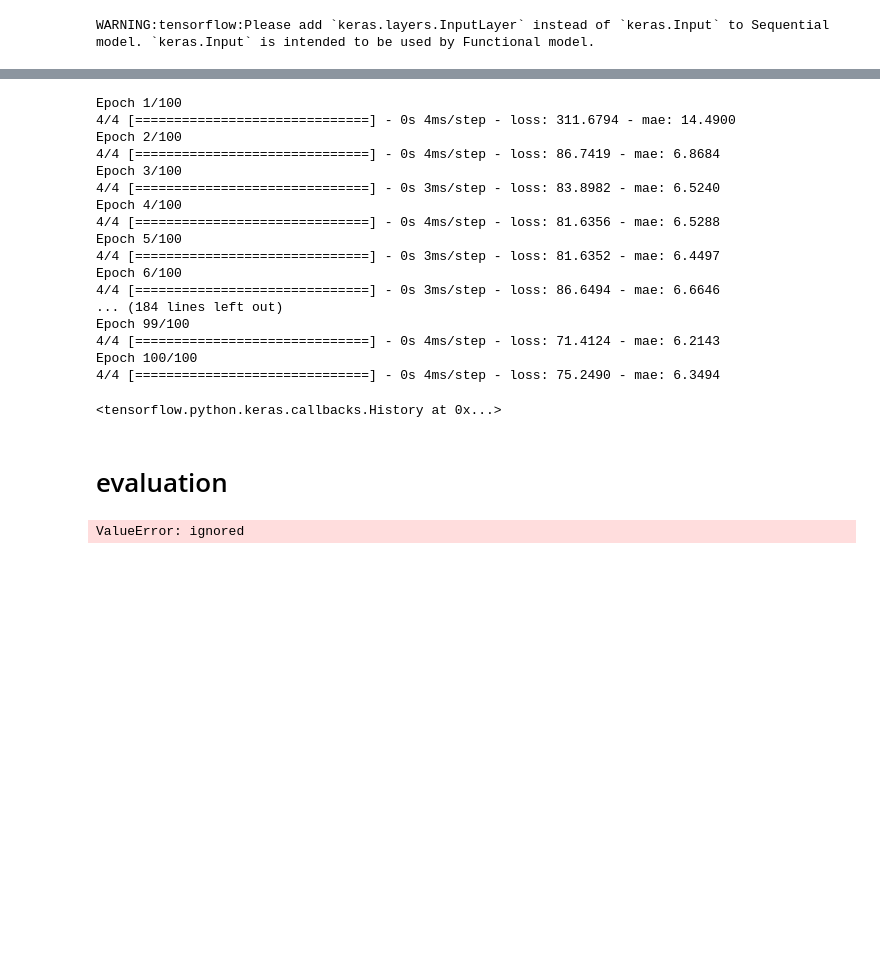
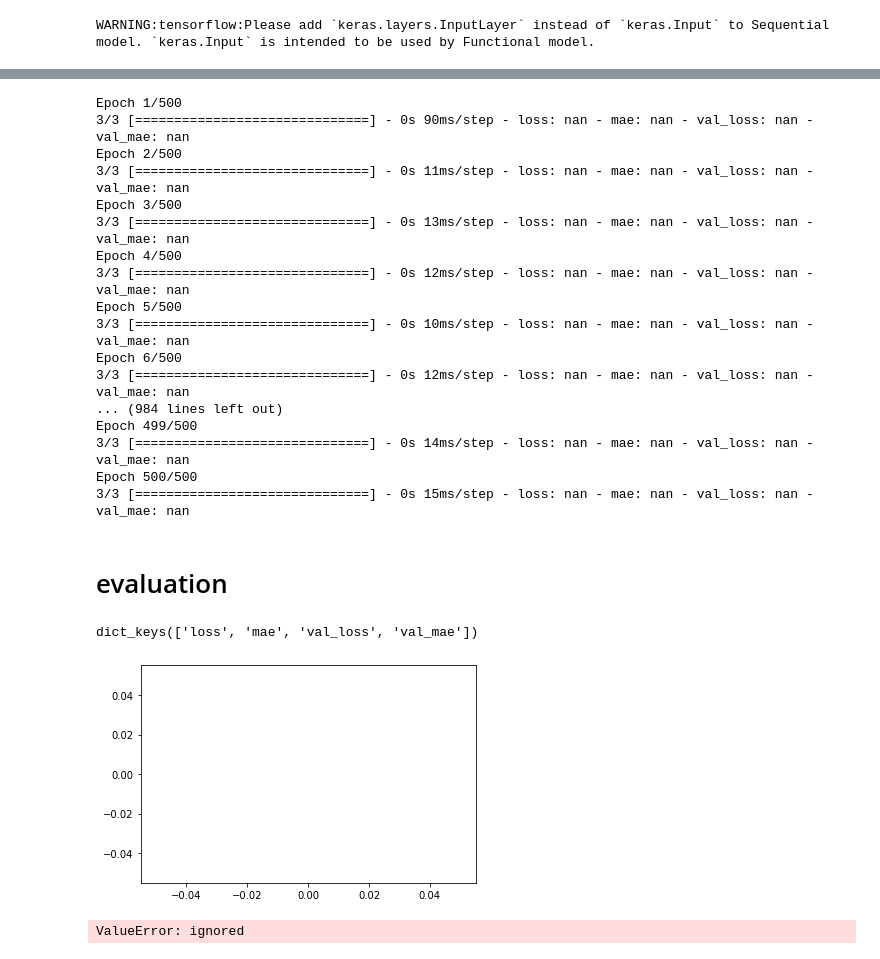
Before and after one commit to junanote/test_deeplearning, a Jupyter notebook: boston_housingwithregression.ipynb, the cells around one changed output, grey strips where cells are left out. Cells and saved outputs as stored; diff of their text form; code cells hidden in the pictures; blank space fills up the shorter version.

```diff
--- a/boston_housingwithregression.ipynb
+++ b/boston_housingwithregression.ipynb
@@ -54,6 +75,6 @@ df.describe()
 | max | 88.976200 | 100.000000 | 27.740000 | 1.000000 | 0.871000 | 8.725000 | 100.000000 | 10.710300 | 24.000000 | 711.000000 | 22.000000 | ... |
 # %%
 from sklearn.preprocessing import StandardScaler
-scaler = StandardScaler()
-scaler.fit(x_test)
+Scaler = StandardScaler()
+Scaler.fit(x_train)
 # %% [output]
@@ -60,0 +82,4 @@ StandardScaler(copy=True, with_mean=True, with_std=True)
+# %%
+x_train = scaler.transform(x_train)
+x_test = scaler.transform(x_test)
+x_train.shape,x_test.shape
@@ -96,26 +136,36 @@ Trainable params: 9,281
 Non-trainable params: 0
 _________________________________________________________________
 # %%
-model.fit(x_test, y_test, epochs=100)
+hist = model.fit(x_test, y_test, epochs=500, validation_split=0.3)
 # %% [output]
-Epoch 1/100
-4/4 [==============================] - 0s 4ms/step - loss: 311.6794 - mae: 14.4900
-Epoch 2/100
-4/4 [==============================] - 0s 4ms/step - loss: 86.7419 - mae: 6.8684
-Epoch 3/100
-4/4 [==============================] - 0s 3ms/step - loss: 83.8982 - mae: 6.5240
-Epoch 4/100
-4/4 [==============================] - 0s 4ms/step - loss: 81.6356 - mae: 6.5288
-Epoch 5/100
-4/4 [==============================] - 0s 3ms/step - loss: 81.6352 - mae: 6.4497
-Epoch 6/100
-4/4 [==============================] - 0s 3ms/step - loss: 86.6494 - mae: 6.6646
-... (184 lines left out)
-Epoch 99/100
-4/4 [==============================] - 0s 4ms/step - loss: 71.4124 - mae: 6.2143
-Epoch 100/100
-4/4 [==============================] - 0s 4ms/step - loss: 75.2490 - mae: 6.3494
+Epoch 1/500
+3/3 [==============================] - 0s 90ms/step - loss: nan - mae: nan - val_loss: nan - val_mae: nan
+Epoch 2/500
+3/3 [==============================] - 0s 11ms/step - loss: nan - mae: nan - val_loss: nan - val_mae: nan
+Epoch 3/500
+3/3 [==============================] - 0s 13ms/step - loss: nan - mae: nan - val_loss: nan - val_mae: nan
+Epoch 4/500
+3/3 [==============================] - 0s 12ms/step - loss: nan - mae: nan - val_loss: nan - val_mae: nan
+Epoch 5/500
+3/3 [==============================] - 0s 10ms/step - loss: nan - mae: nan - val_loss: nan - val_mae: nan
+Epoch 6/500
+3/3 [==============================] - 0s 12ms/step - loss: nan - mae: nan - val_loss: nan - val_mae: nan
+... (984 lines left out)
+Epoch 499/500
+3/3 [==============================] - 0s 14ms/step - loss: nan - mae: nan - val_loss: nan - val_mae: nan
+Epoch 500/500
+3/3 [==============================] - 0s 15ms/step - loss: nan - mae: nan - val_loss: nan - val_mae: nan
-<tensorflow.python.keras.callbacks.History at 0x...>
 # %% [markdown]
 # evaluation
+# %%
+hist.history.keys()
+# %% [output]
+dict_keys(['loss', 'mae', 'val_loss', 'val_mae'])
+# %%
+import matplotlib.pyplot as plt
+plt.plot(hist.history['loss'], 'b--')
+plt.plot(hist.history['val_loss'])
+plt.show()
+# %% [output]
+[figure, added]
 # %%
```
Also changed, not shown: parts of 14 cells of this notebook.
